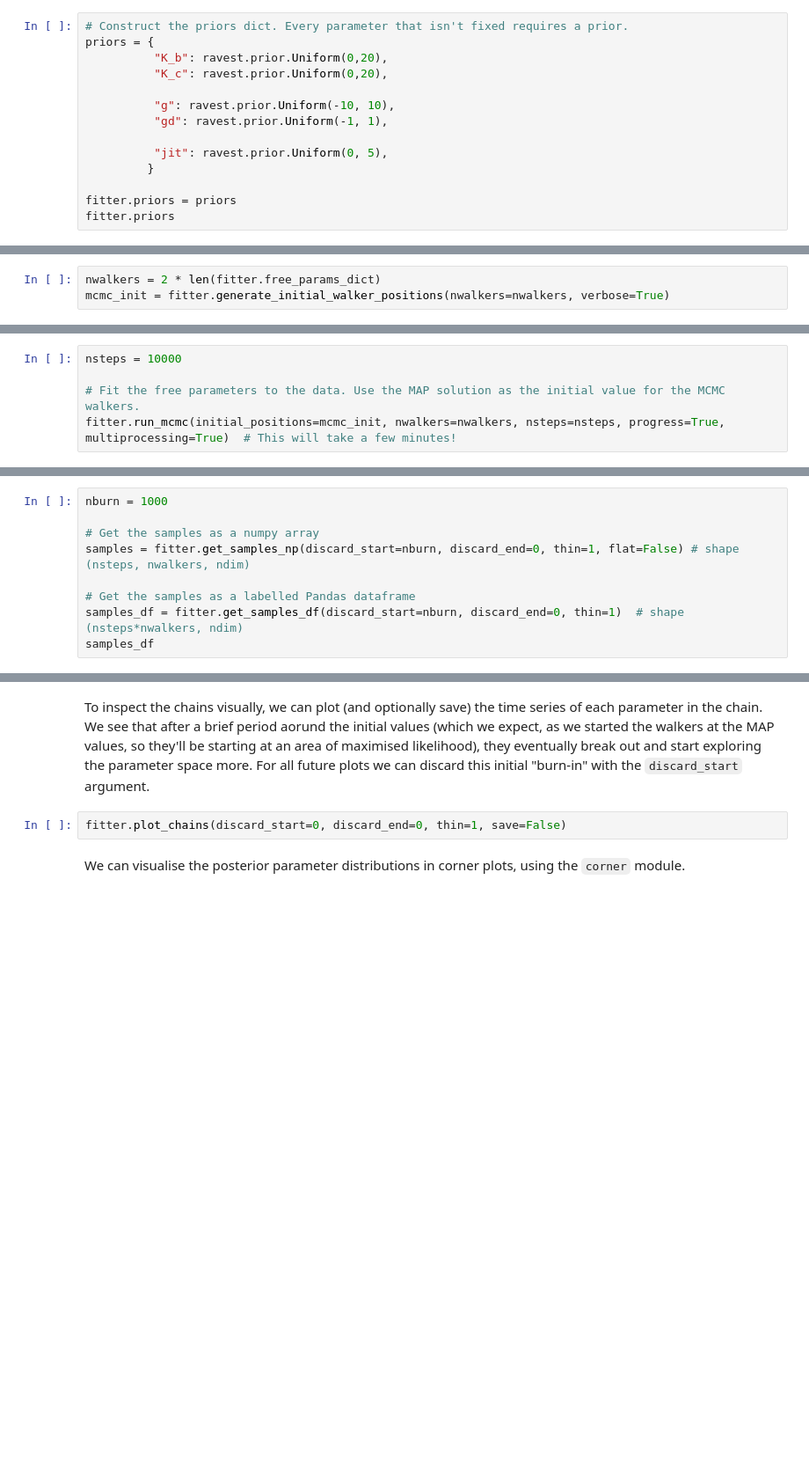
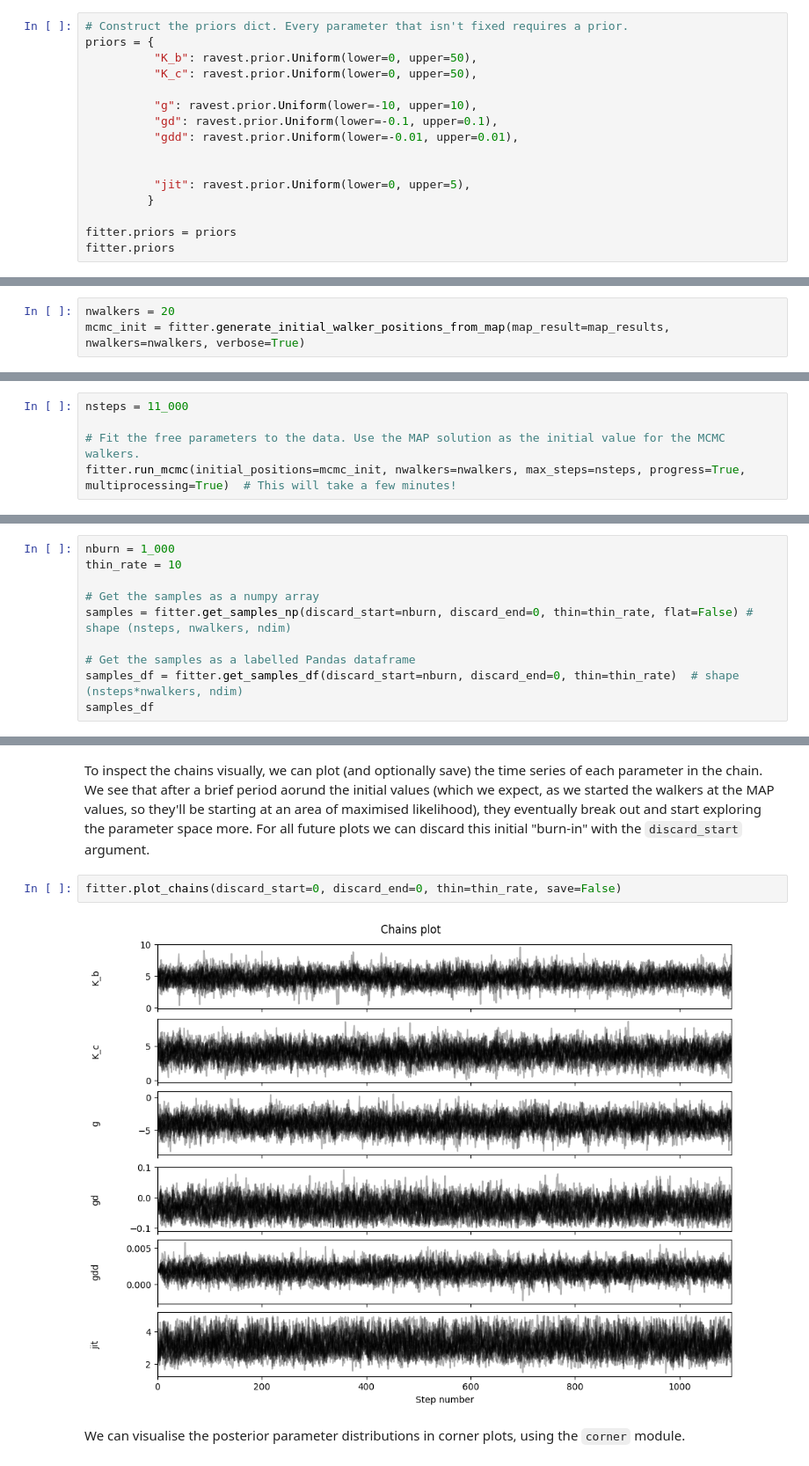
Before and after one commit to ross-dobson/ravest, a Jupyter notebook: docs/Examples/K2-24.ipynb, the cells around one changed output, grey strips where cells are left out. Shown at 88% size. Saved outputs shown, nothing was run; the diff lists cells and outputs as text; blank space fills up the shorter version.

```diff
--- a/docs/Examples/K2-24.ipynb
+++ b/docs/Examples/K2-24.ipynb
@@ -67,13 +111,15 @@ ravest.prior.PRIOR_FUNCTIONS
 # %%
 # Construct the priors dict. Every parameter that isn't fixed requires a prior.
 priors = {
-          "K_b": ravest.prior.Uniform(0,20),
-          "K_c": ravest.prior.Uniform(0,20),
+          "K_b": ravest.prior.Uniform(lower=0, upper=50),
+          "K_c": ravest.prior.Uniform(lower=0, upper=50),
 
-          "g": ravest.prior.Uniform(-10, 10),
-          "gd": ravest.prior.Uniform(-1, 1),
+          "g": ravest.prior.Uniform(lower=-10, upper=10),
+          "gd": ravest.prior.Uniform(lower=-0.1, upper=0.1),
+          "gdd": ravest.prior.Uniform(lower=-0.01, upper=0.01),
 
-          "jit": ravest.prior.Uniform(0, 5),
+
+          "jit": ravest.prior.Uniform(lower=0, upper=5),
          }
 
 fitter.priors = priors
@@ -94,5 +166,5 @@ fitter.plot_MAP_phase(planet_letter="c", map_result=map_results)
 # %% [markdown]
 We can use MCMC to more fully explore the parameter space and estimate the parameter uncertainties. For the purposes of making this notebook run quickly, this is only running for 10000 steps - you should run considerably more. `ravest` enforces a minimum of at least 2 walkers per each free parameter, again though you should consider running more. You should also consider using randomly initialised starting points, rather than the MAP solution, to better explore the parameter space. Parallelisation has been (experimentally) enabled via the `multiprocessing` argument, this can result in significant speedups - especially for longer chains/more walkers.
 # %%
-nwalkers = 2 * len(fitter.free_params_dict)
-mcmc_init = fitter.generate_initial_walker_positions(nwalkers=nwalkers, verbose=True)
+nwalkers = 20
+mcmc_init = fitter.generate_initial_walker_positions_from_map(map_result=map_results, nwalkers=nwalkers, verbose=True)
@@ -99,5 +189,5 @@ mcmc_init = fitter.generate_initial_walker_positions(nwalkers=nwalkers, verbose=
 # %%
-nsteps = 10000
+nsteps = 11_000
 
 # Fit the free parameters to the data. Use the MAP solution as the initial value for the MCMC walkers.
-fitter.run_mcmc(initial_positions=mcmc_init, nwalkers=nwalkers, nsteps=nsteps, progress=True, multiprocessing=True)  # This will take a few minutes!
+fitter.run_mcmc(initial_positions=mcmc_init, nwalkers=nwalkers, max_steps=nsteps, progress=True, multiprocessing=True)  # This will take a few minutes!
@@ -104,11 +197,12 @@ fitter.run_mcmc(initial_positions=mcmc_init, nwalkers=nwalkers, nsteps=nsteps, p
 # %% [markdown]
 Now that the MCMC is finished, the state of the `emcee` sampler has been saved into the `Fitter` object. We can therefore export the posterior samples, as a `numpy` array that can be passed into other functions (such as for comparing two models by calculating the Bayesian evidence - example notebook coming soon!). We can also export them into a Pandas dataframe, which keeps each parameter labelled. In both cases, we can pass in the `discard_start` and `discard_end` arguments, to drop the burn-in or "zoom" in on certain areas of the chain by discarding other parts. The `thin` argument keeps only every `thin`-th sample, and the `flat` argument combines all of the different walkers for each parameter into one long chain per parameter.
 # %%
-nburn = 1000
+nburn = 1_000
+thin_rate = 10
 
 # Get the samples as a numpy array
-samples = fitter.get_samples_np(discard_start=nburn, discard_end=0, thin=1, flat=False) # shape (nsteps, nwalkers, ndim)
+samples = fitter.get_samples_np(discard_start=nburn, discard_end=0, thin=thin_rate, flat=False) # shape (nsteps, nwalkers, ndim)
 
 # Get the samples as a labelled Pandas dataframe
-samples_df = fitter.get_samples_df(discard_start=nburn, discard_end=0, thin=1)  # shape (nsteps*nwalkers, ndim)
+samples_df = fitter.get_samples_df(discard_start=nburn, discard_end=0, thin=thin_rate)  # shape (nsteps*nwalkers, ndim)
 samples_df
@@ -115,7 +223,9 @@ samples_df
 # %% [markdown]
 To inspect the chains visually, we can plot (and optionally save) the time series of each parameter in the chain. We see that after a brief period aorund the initial values (which we expect, as we started the walkers at the MAP values, so they'll be starting at an area of maximised likelihood), they eventually break out and start exploring the parameter space more. For all future plots we can discard this initial "burn-in" with the `discard_start` argument.
 # %%
-fitter.plot_chains(discard_start=0, discard_end=0, thin=1, save=False)
+fitter.plot_chains(discard_start=0, discard_end=0, thin=thin_rate, save=False)
+# %% [output]
+[figure, added]
 # %% [markdown]
 We can visualise the posterior parameter distributions in corner plots, using the `corner` module.
 # %%
```
Also changed, not shown: parts of 34 cells of this notebook, 2 other files.
